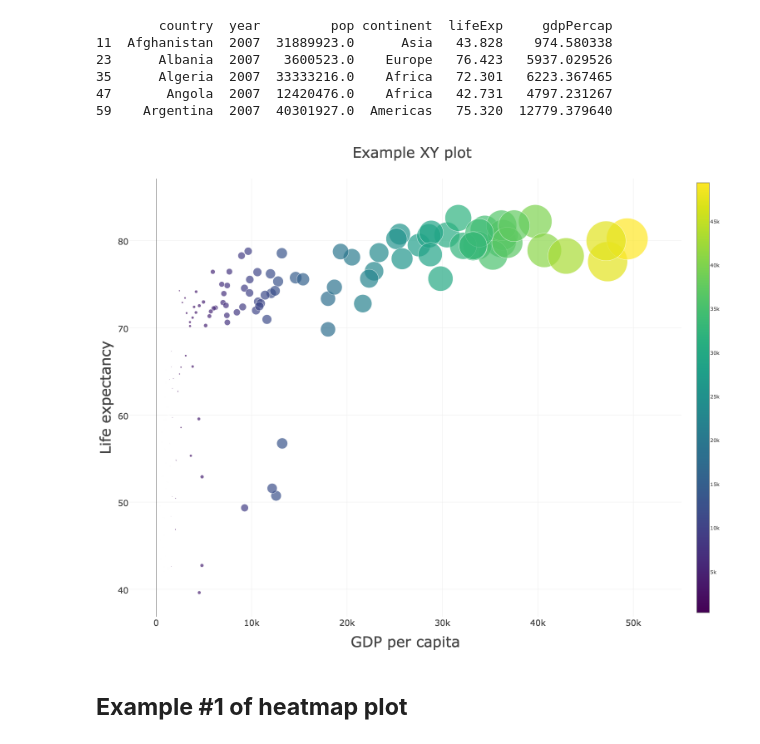
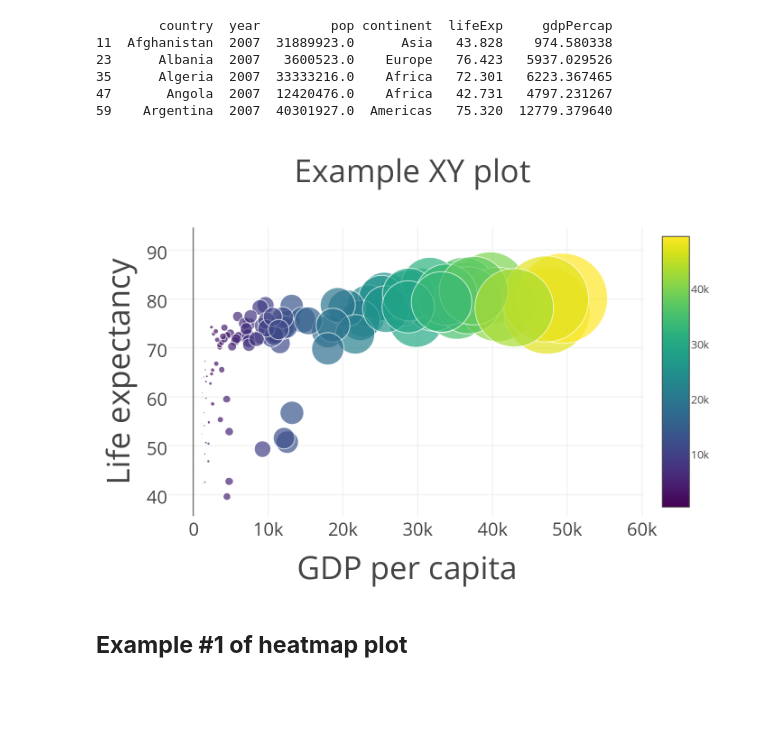
Before and after one commit to hackingmaterials/matminer, a Jupyter notebook: plotly/examples/plotly_examples.ipynb, the cells around one changed output. Cells and saved outputs as stored; diff of their text form; code cells hidden in the pictures; blank space fills up the shorter version.

Commit message:
change to static image mode and cleanup examples & files

```diff
--- a/plotly/examples/plotly_examples.ipynb
+++ b/plotly/examples/plotly_examples.ipynb
@@ -25,9 +25,9 @@ PlotlyPlot(plot_mode='offline', x_title='GDP per capita', y_title='Life expectan
 xy_plot(x_col=df2007['gdpPercap'], y_col=df2007['lifeExp'], text=df2007['country'], size=df2007['gdpPercap'],
         color=df2007['gdpPercap'])
 # %%
-Image("example_xy.png")
+Image("plots/example_xy.png")
 # %% [output]
-[figure, old version]
+[figure, new version]
 # %% [markdown]
 ## <b> Example #1 of heatmap plot </b>
 # %%
```
Also changed, not shown: parts of 15 cells of this notebook, 21 other files.
